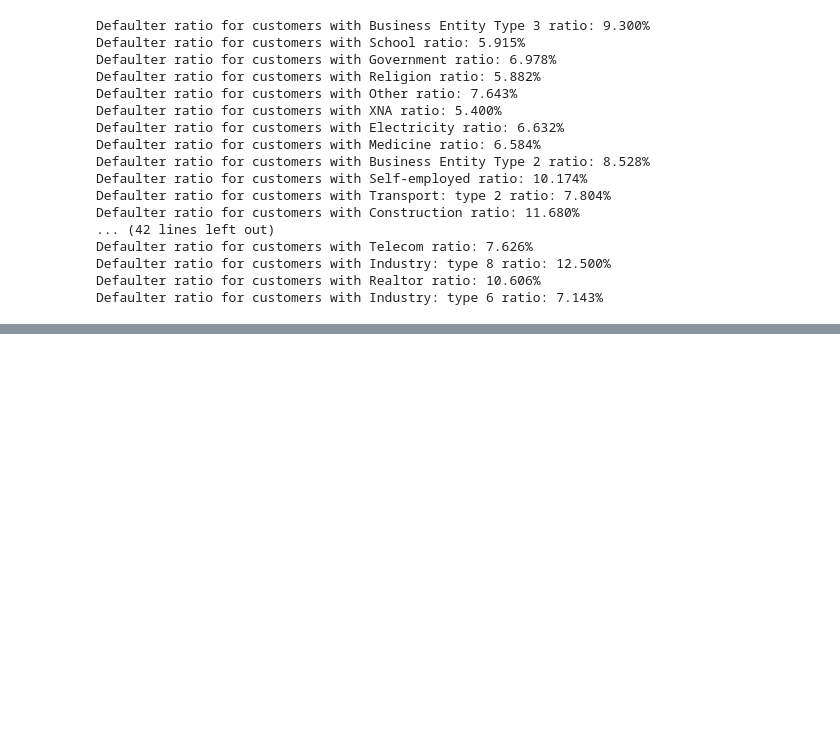
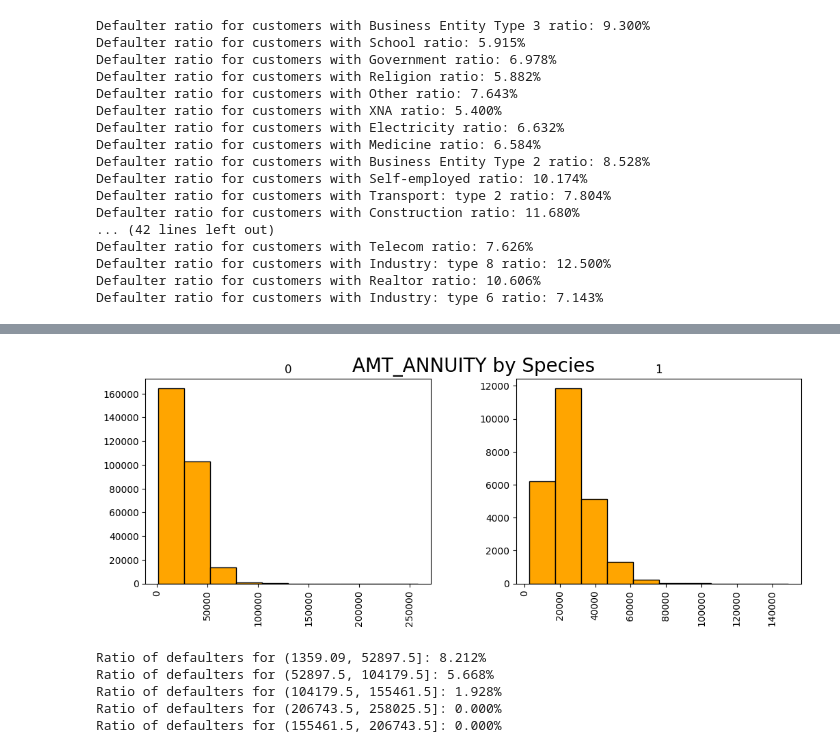
Before and after one commit to Shahidshaik5/Credit-Scoring-Model-Enhancing-Creditworthiness-Assessment-Using-Machine-Learning, a Jupyter notebook: Home_Credit_Default_Risk_Code.ipynb, the cells around one changed output, grey strips where cells are left out. Cells and saved outputs as stored; diff of their text form; code cells hidden in the pictures; blank space fills up the shorter version.

```diff
--- a/Home_Credit_Default_Risk_Code.ipynb
+++ b/Home_Credit_Default_Risk_Code.ipynb
@@ -348,0 +437,13 @@ Defaulter ratio for customers with Industry: type 6 ratio: 7.143%
+# %%
+df.hist(column='AMT_ANNUITY', by='TARGET', figsize=(12,4), color='orange',edgecolor='black')
+#adding titles and labels
+plt.suptitle('AMT_ANNUITY by Species', fontsize=20)
+plt.show()
+calculate_default_ratios(df, 'AMT_ANNUITY', 'TARGET')
+# %% [output]
+[figure, added]
+Ratio of defaulters for (1359.09, 52897.5]: 8.212%
+Ratio of defaulters for (52897.5, 104179.5]: 5.668%
+Ratio of defaulters for (104179.5, 155461.5]: 1.928%
+Ratio of defaulters for (206743.5, 258025.5]: 0.000%
+Ratio of defaulters for (155461.5, 206743.5]: 0.000%
```
Also changed, not shown: parts of 21 cells of this notebook.
